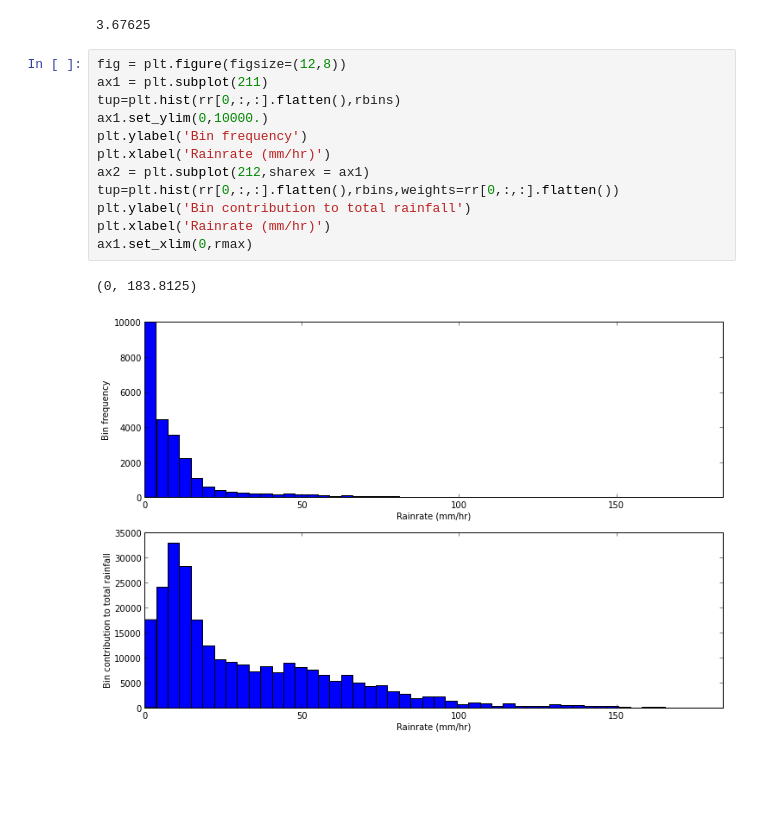
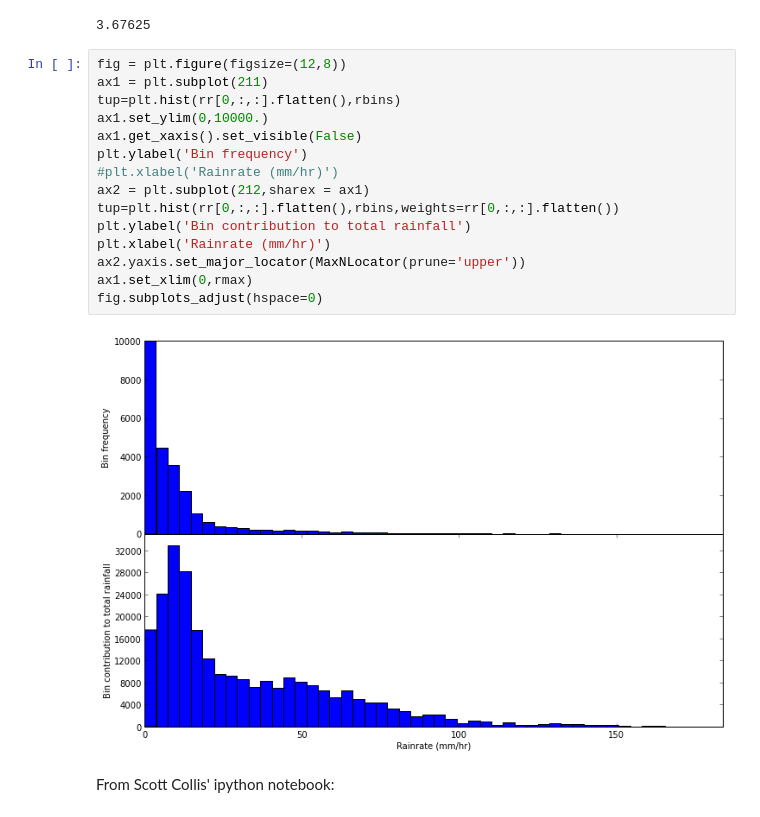
Before and after one commit to mvanlierwalq/IPy_NB_Public, a Jupyter notebook: csapr_qpf_analyze.ipynb, the cells around one changed output. Cells and saved outputs as stored; diff of their text form; blank space fills up the shorter version.

```diff
--- a/csapr_qpf_analyze.ipynb
+++ b/csapr_qpf_analyze.ipynb
@@ -39,15 +41,19 @@ rcent = np.arange(rmin+rstep,rmax-rstep,rstep)
 # %%
 fig = plt.figure(figsize=(12,8))
 ax1 = plt.subplot(211)
 tup=plt.hist(rr[0,:,:].flatten(),rbins)
 ax1.set_ylim(0,10000.)
+ax1.get_xaxis().set_visible(False)
 plt.ylabel('Bin frequency')
-plt.xlabel('Rainrate (mm/hr)')
+#plt.xlabel('Rainrate (mm/hr)')
 ax2 = plt.subplot(212,sharex = ax1)
 tup=plt.hist(rr[0,:,:].flatten(),rbins,weights=rr[0,:,:].flatten())
 plt.ylabel('Bin contribution to total rainfall')
 plt.xlabel('Rainrate (mm/hr)')
+ax2.yaxis.set_major_locator(MaxNLocator(prune='upper'))
 ax1.set_xlim(0,rmax)
+fig.subplots_adjust(hspace=0)
 # %% [output]
-(0, 183.8125)
-[figure, old version]
+[figure, new version]
+# %% [markdown]
+From Scott Collis' ipython notebook:
```
Also changed, not shown: parts of 8 cells of this notebook.
